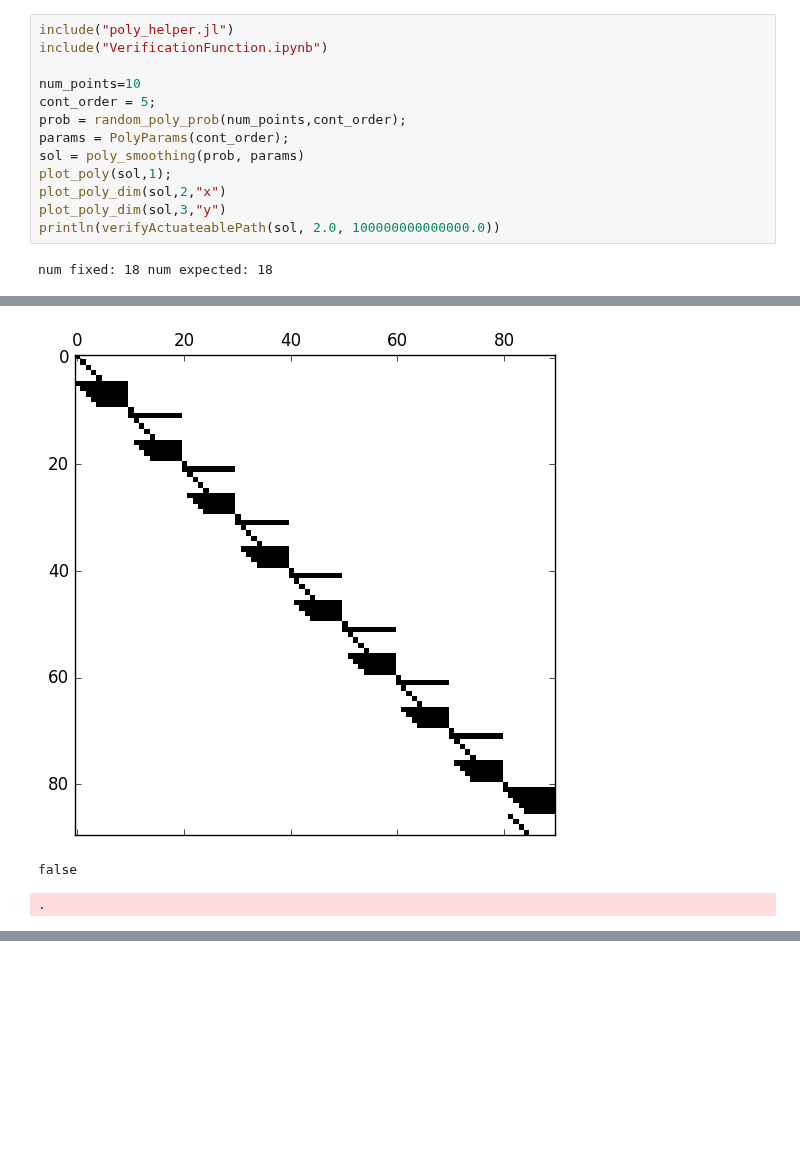
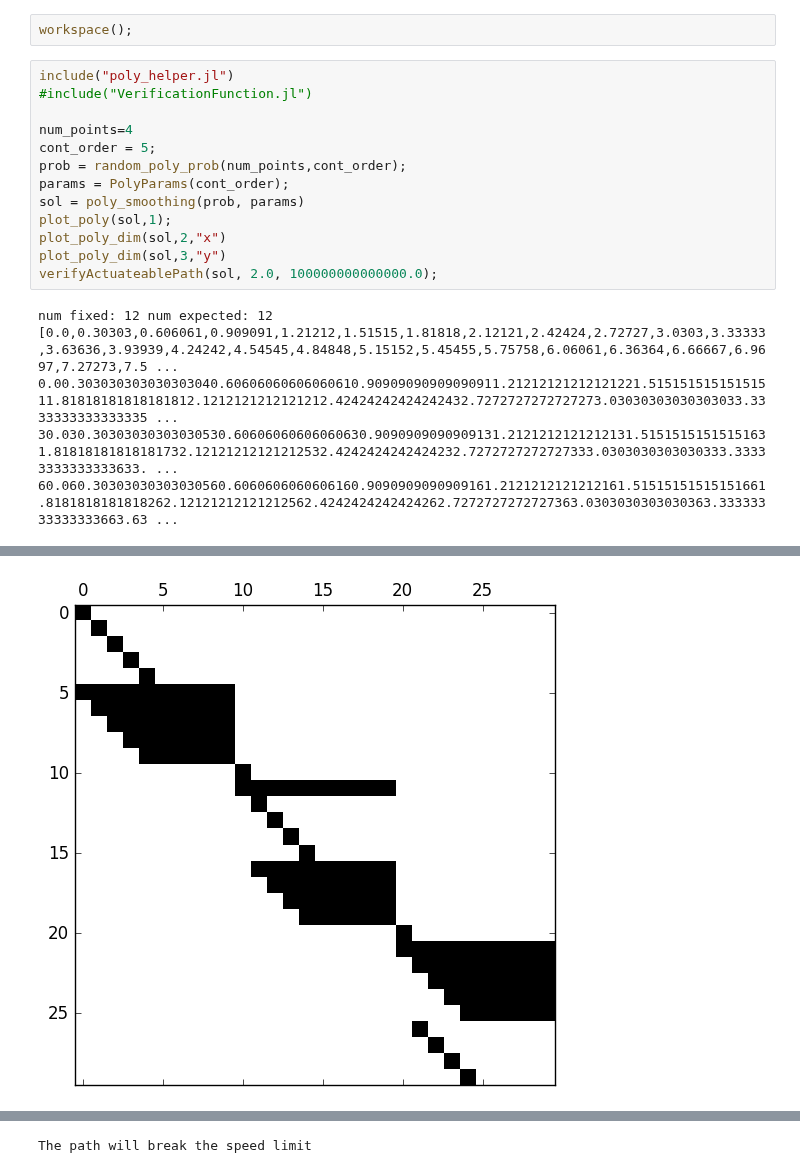
Before and after one commit to stefantj/polynomial-path-smoothing, a Jupyter notebook: Multi-segment.ipynb, the cells around one changed output, grey strips where cells are left out. Drawn from its saved outputs; the diff is of its cells as text; blank space fills up the shorter version.

Commit message:
saving before I redo my verification function

```diff
--- a/Multi-segment.ipynb
+++ b/Multi-segment.ipynb
@@ -1,8 +1,10 @@
+# %%
+workspace();
 # %%
 include("poly_helper.jl")
-include("VerificationFunction.ipynb")
+#include("VerificationFunction.jl")
 
-num_points=10
+num_points=4
 cont_order = 5;
 prob = random_poly_prob(num_points,cont_order);
 params = PolyParams(cont_order);
@@ -10,6 +12,10 @@ sol = poly_smoothing(prob, params)
 plot_poly(sol,1);
 plot_poly_dim(sol,2,"x")
 plot_poly_dim(sol,3,"y")
-println(verifyActuateablePath(sol, 2.0, 100000000000000.0))
+verifyActuateablePath(sol, 2.0, 100000000000000.0);
 # %% [output]
-num fixed: 18 num expected: 18
+num fixed: 12 num expected: 12
+[0.0,0.30303,0.606061,0.909091,1.21212,1.51515,1.81818,2.12121,2.42424,2.72727,3.0303,3.33333,3.63636,3.93939,4.24242,4.54545,4.84848,5.15152,5.45455,5.75758,6.06061,6.36364,6.66667,6.9697,7.27273,7.5 ...
+0.00.303030303030303040.60606060606060610.90909090909090911.21212121212121221.51515151515151511.81818181818181812.1212121212121212.42424242424242432.7272727272727273.03030303030303033.3333333333333335 ...
+30.030.30303030303030530.60606060606060630.9090909090909131.2121212121212131.51515151515151631.81818181818181732.12121212121212532.4242424242424232.7272727272727333.0303030303030333.33333333333333633. ...
+60.060.30303030303030560.6060606060606160.9090909090909161.2121212121212161.51515151515151661.8181818181818262.12121212121212562.4242424242424262.7272727272727363.0303030303030363.33333333333333663.63 ...
@@ -20,3 +25 @@ WARNING: Method definition verifyActuateablePath(Main.PolySol, Float64, Float64)
-[figure, old version]
+[figure, new version]
-false
-.
@@ -22,0 +27 @@ false
+The path will break the speed limit
```
Also changed, not shown: parts of 1 cell of this notebook, 3 other files.
